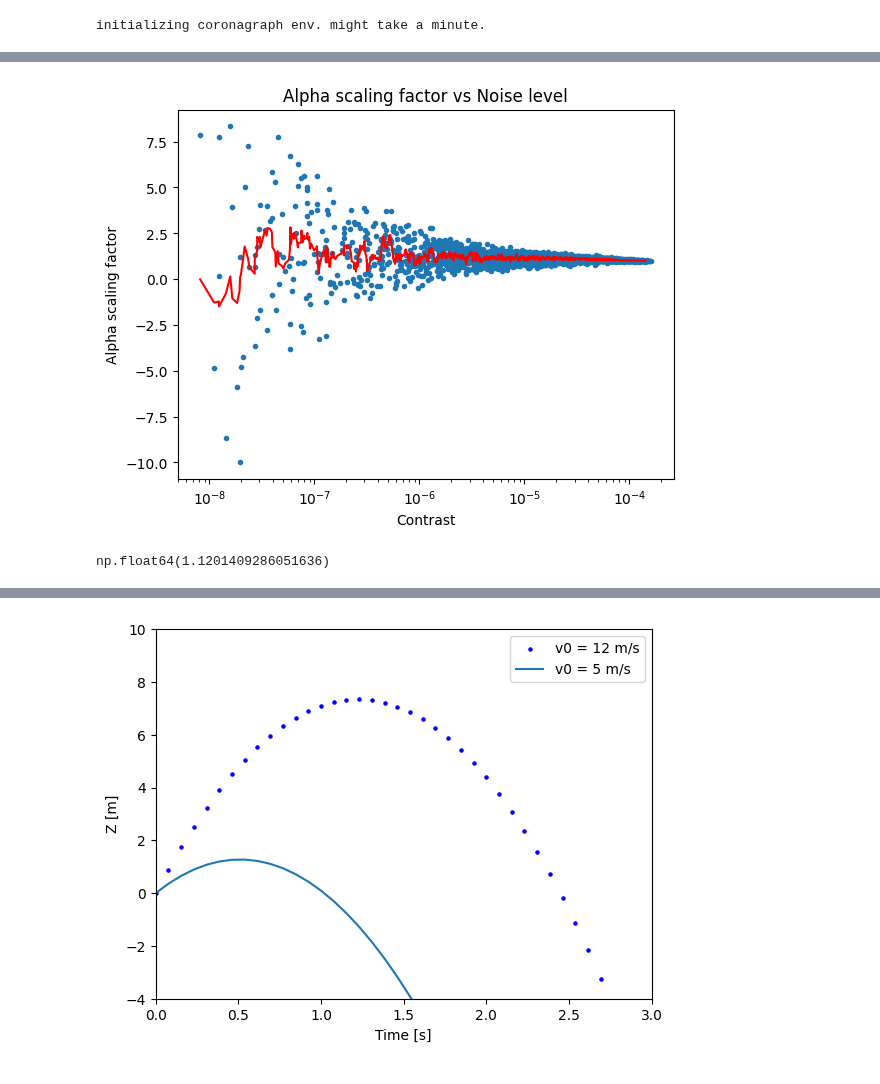
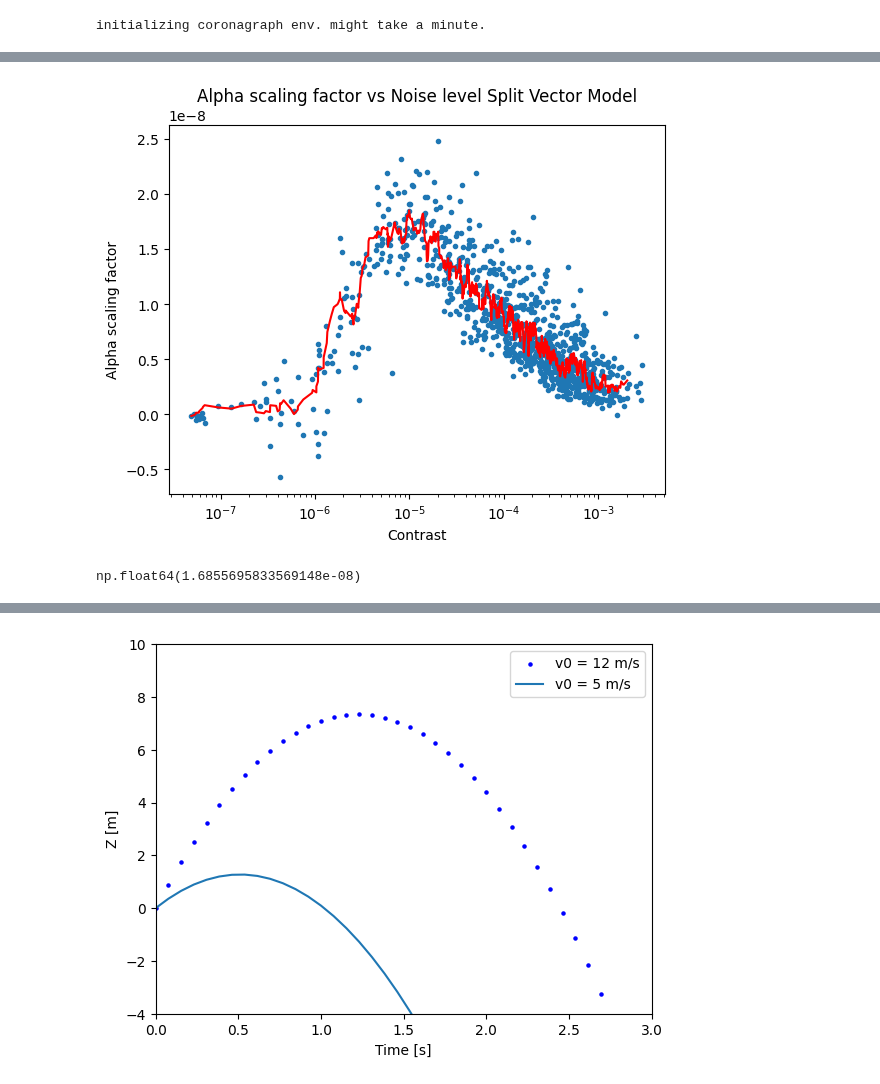
Before and after one commit to AlexeiKorolev/NASA-RL-Wavefront-Control, a Jupyter notebook: RL/scaling_regularization.ipynb, the cells around one changed output, grey strips where cells are left out. Drawn from its saved outputs; the diff is of its cells as text; code cells hidden in the pictures.

Commit message:
linear model support, activation function logic change

```diff
--- a/RL/scaling_regularization.ipynb
+++ b/RL/scaling_regularization.ipynb
@@ -124,7 +107,7 @@ import tqdm
 nudge_vec = metrics_data['dataset_meta']['nudge_vector']
 delta_t = metrics_data['dataset_meta']['dataset_config']['delta_t']
 dm_random_noise = metrics_data['dataset_meta']['dataset_config']['dm_random_noise']
-N = 5
+N = 1
 
 train_type = metrics_data['args'].get('train_type', 'images')
 slopes_train = (train_type == "slopes")
@@ -143,9 +126,9 @@ y_std = metrics_data['y_norm']['std']
 
 similarities = []
 
-noise_levels = np.linspace(1e-9, 1e-7, 1)
+noise_levels = np.linspace(1e-9, 3e-7, 1000)
 
-noise_levels = [1e-7] # [1e-8, 5e-8, 1e-7, 2e-7, 3e-7, 4e-7]
+# noise_levels = [2e-7] # [1e-8, 5e-8, 1e-7, 2e-7, 3e-7, 4e-7]
 
 contrasts = []
 predictions = []
@@ -164,7 +147,7 @@ for noise in tqdm.tqdm(noise_levels):
             original_contrast = env.get_contrast(delta_t=1e15)
             contrasts.append(original_contrast)
 
-            imgs = env.generate_diversity_images(delta_t=delta_t, noise_enabled=False)
+            imgs = env.generate_diversity_images(delta_t=1e-1, noise_enabled=False)
 
             slopes = env.get_slopes()
 
@@ -230,0 +214,2 @@ Using slopes: False
+# %%
+contrasts, similarities, predictions, truths = np.array(contrasts), np.array(similarities), np.array(predictions), np.array(truths)
@@ -253,2 +252,5 @@ $$ \frac{\sum_{i=1}^{p} x_i y_i}{\sum_{i=1}^{p} y_i^2} = \alpha $$
 # %%
-len(noises), len(predictions), len(truths)
+len(contrasts), len(predictions), len(truths)
+
+if split_vector:
+    predictions = np.array([pred[:-1] for pred in predictions])
@@ -268,7 +264,7 @@ array([   0,    1,    2, ..., 2498, 2497, 2499], shape=(2500,))
 
 order = np.argsort(contrasts)
 
-alphas = [  np.sum(pred * y) / np.sum(y * y) for pred, y in zip(predictions, truths) ]
+alphas = [  np.sum(pred * y) / np.sum(pred * pred) for pred, y in zip(predictions, truths) ]
 alphas = np.array(alphas)[order]
 contrasts = np.array(contrasts)[order]
 N=10
@@ -282,21 +278,21 @@ average_alphas.shape
 # %%
 plt.plot(contrasts, alphas, '.')
 plt.plot(contrasts[:len(average_alphas)], average_alphas, '-r')
-plt.title("Alpha scaling factor vs Noise level")
+plt.title("Alpha scaling factor vs Noise level Split Vector Model")
 plt.xlabel("Contrast")
 plt.xscale("log")
 plt.ylabel("Alpha scaling factor")
 plt.show()
 # %% [output]
-[figure, old version]
+[figure, new version]
 # %%
 def get_alpha_for_contrast(contrast, k=20):
     # Use K-nearest neighbors
     idx = np.argsort(np.abs(contrasts - contrast))[:k]
     return np.mean(alphas[idx])
 # %%
-get_alpha_for_contrast(3e-8)
+get_alpha_for_contrast(1e-5)
 # %% [output]
-np.float64(1.1201409286051636)
+np.float64(1.6855695833569148e-08)
 # %%
 import matplotlib.animation as animation
```
Also changed, not shown: parts of 13 cells of this notebook, 10 other files.
